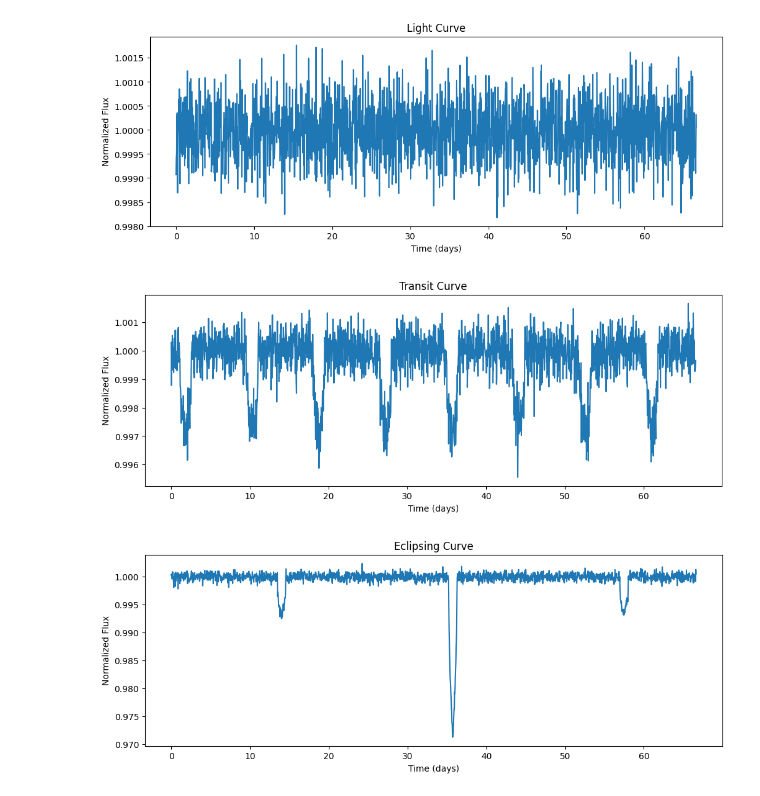
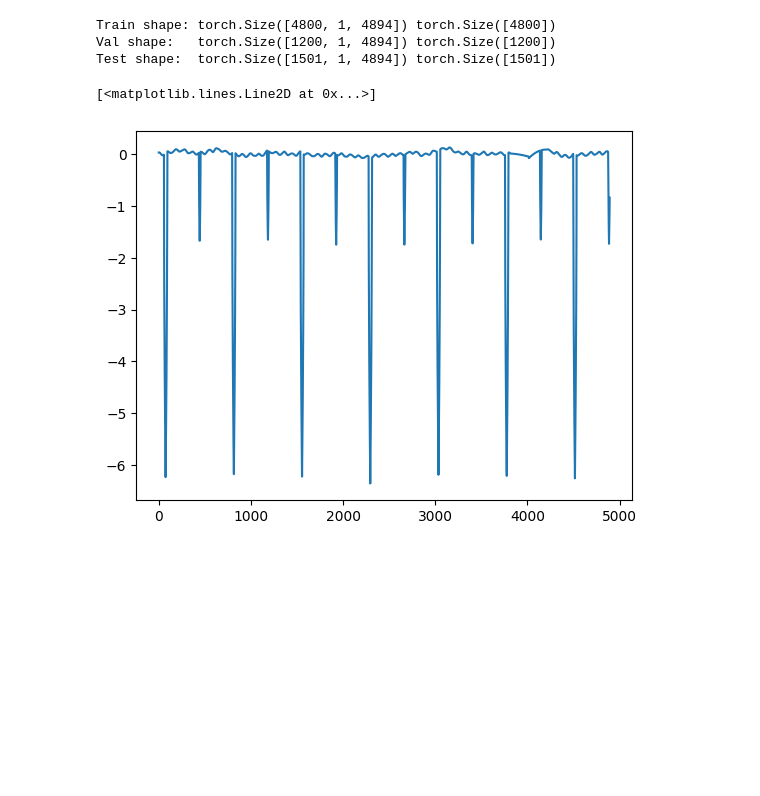
Before and after one commit to Aaryan-Thusoo/exoplanet_CNN_classifier, a Jupyter notebook: Work/eclipsing_synthetic.ipynb, the cells around one changed output. Cells and saved outputs as stored; diff of their text form; code cells hidden in the pictures; blank space fills up the shorter version.

```diff
--- a/Work/eclipsing_synthetic.ipynb
+++ b/Work/eclipsing_synthetic.ipynb
@@ -13,20 +0,0 @@ import matplotlib.pyplot as plt
-# %%
-num_lc = 50000
-lc_types=[0, 1, 2]
-per_types=[0.75, 0.15, 0.10]
-
-X_train, X_test, y_train, y_test = test_train_lc(num_lc=num_lc, lc_types=lc_types, per_types=per_types, check=1)
-
-X_train = (X_train - np.median(X_train, axis=1, keepdims=True)) / (np.std(X_train, axis=1, keepdims=True) + 1e-8)
-X_test  = (X_test  - np.median(X_test,  axis=1, keepdims=True)) / (np.std(X_test,  axis=1, keepdims=True) + 1e-8)
-
-
-X_train = torch.tensor(X_train, dtype=torch.float32).unsqueeze(1)
-X_test  = torch.tensor(X_test,  dtype=torch.float32).unsqueeze(1)
-
-y_train = torch.tensor(y_train, dtype=torch.long)
-y_test  = torch.tensor(y_test,  dtype=torch.long)
-# %% [output]
-[figure, removed]
-[figure, removed]
-[figure, removed]
@@ -33,3 +6,56 @@ y_test  = torch.tensor(y_test,  dtype=torch.long)
+# %%
+from sklearn.model_selection import train_test_split
+import numpy as np
+import torch
+
+num_lc = 7500
+lc_types = [0, 1, 2]
+per_types = [0.333, 0.333, 0.334]
+
+# First split: train/test
+X_train_full, X_test, y_train_full, y_test = test_train_lc(
+    num_lc=num_lc,
+    lc_types=lc_types,
+    per_types=per_types,
+    check=None
+)
+
+# Second split: train/validation from the training portion
+X_train, X_val, y_train, y_val = train_test_split(
+    X_train_full,
+    y_train_full,
+    test_size=0.2,              # 20% of the training portion becomes validation
+    stratify=y_train_full,
+    random_state=42
+)
+
+# Normalize each light curve independently
+X_train = (X_train - np.median(X_train, axis=1, keepdims=True)) / (np.std(X_train, axis=1, keepdims=True) + 1e-8)
+X_val   = (X_val   - np.median(X_val,   axis=1, keepdims=True)) / (np.std(X_val,   axis=1, keepdims=True) + 1e-8)
+X_test  = (X_test  - np.median(X_test,  axis=1, keepdims=True)) / (np.std(X_test,  axis=1, keepdims=True) + 1e-8)
+
+# Convert to tensors
+X_train = torch.tensor(X_train, dtype=torch.float32).unsqueeze(1)
+X_val   = torch.tensor(X_val,   dtype=torch.float32).unsqueeze(1)
+X_test  = torch.tensor(X_test,  dtype=torch.float32).unsqueeze(1)
+
+y_train = torch.tensor(y_train, dtype=torch.long)
+y_val   = torch.tensor(y_val,   dtype=torch.long)
+y_test  = torch.tensor(y_test,  dtype=torch.long)
+
+print("Train shape:", X_train.shape, y_train.shape)
+print("Val shape:  ", X_val.shape, y_val.shape)
+print("Test shape: ", X_test.shape, y_test.shape)
+# %% [output]
+Train shape: torch.Size([4800, 1, 4894]) torch.Size([4800])
+Val shape:   torch.Size([1200, 1, 4894]) torch.Size([1200])
+Test shape:  torch.Size([1501, 1, 4894]) torch.Size([1501])
+# %%
+
+plt.plot(X_train[200][0])
+# %% [output]
+[<matplotlib.lines.Line2D at 0x...>]
+[figure, added]
 # %%
 class LightCurveDataset(Dataset):
 
```
Also changed, not shown: parts of 17 cells of this notebook, 1 other file.
